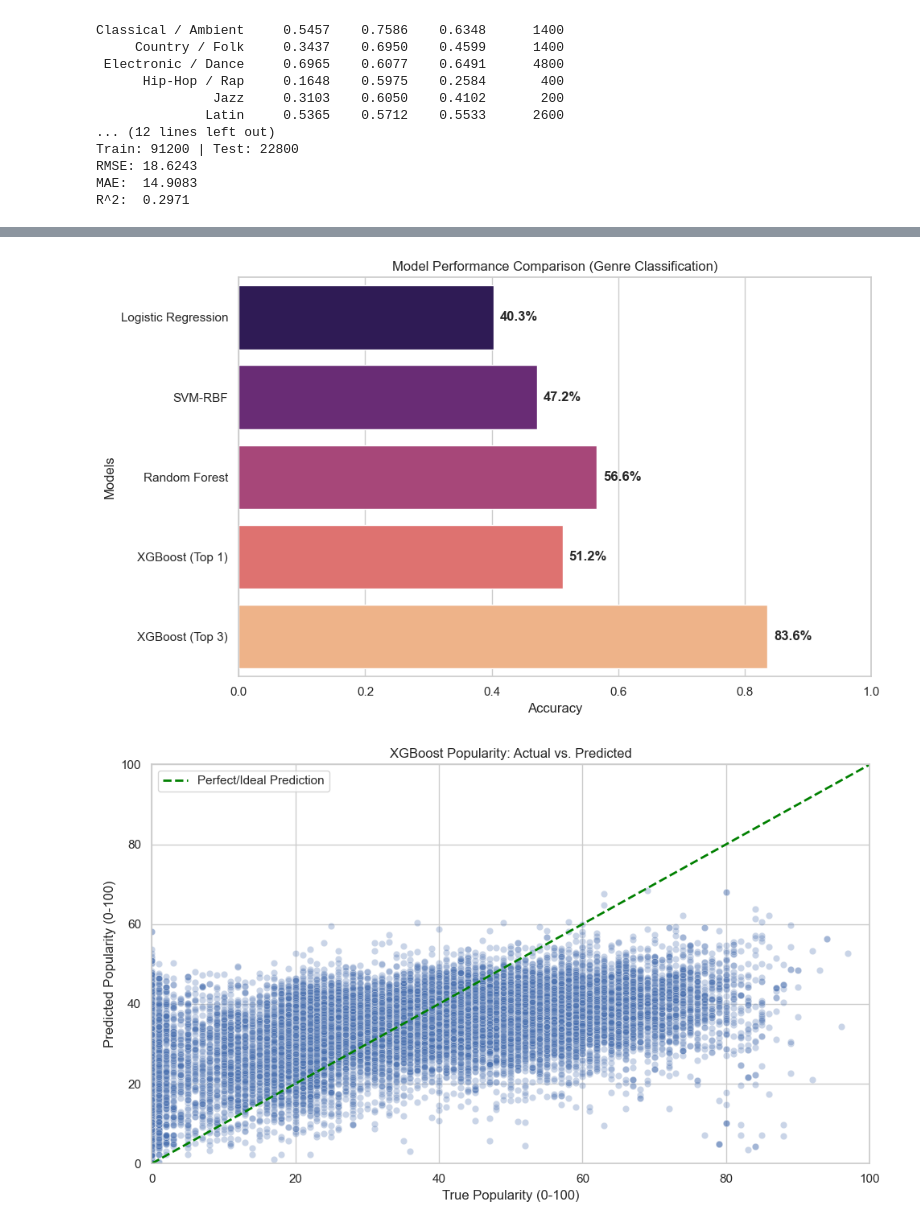
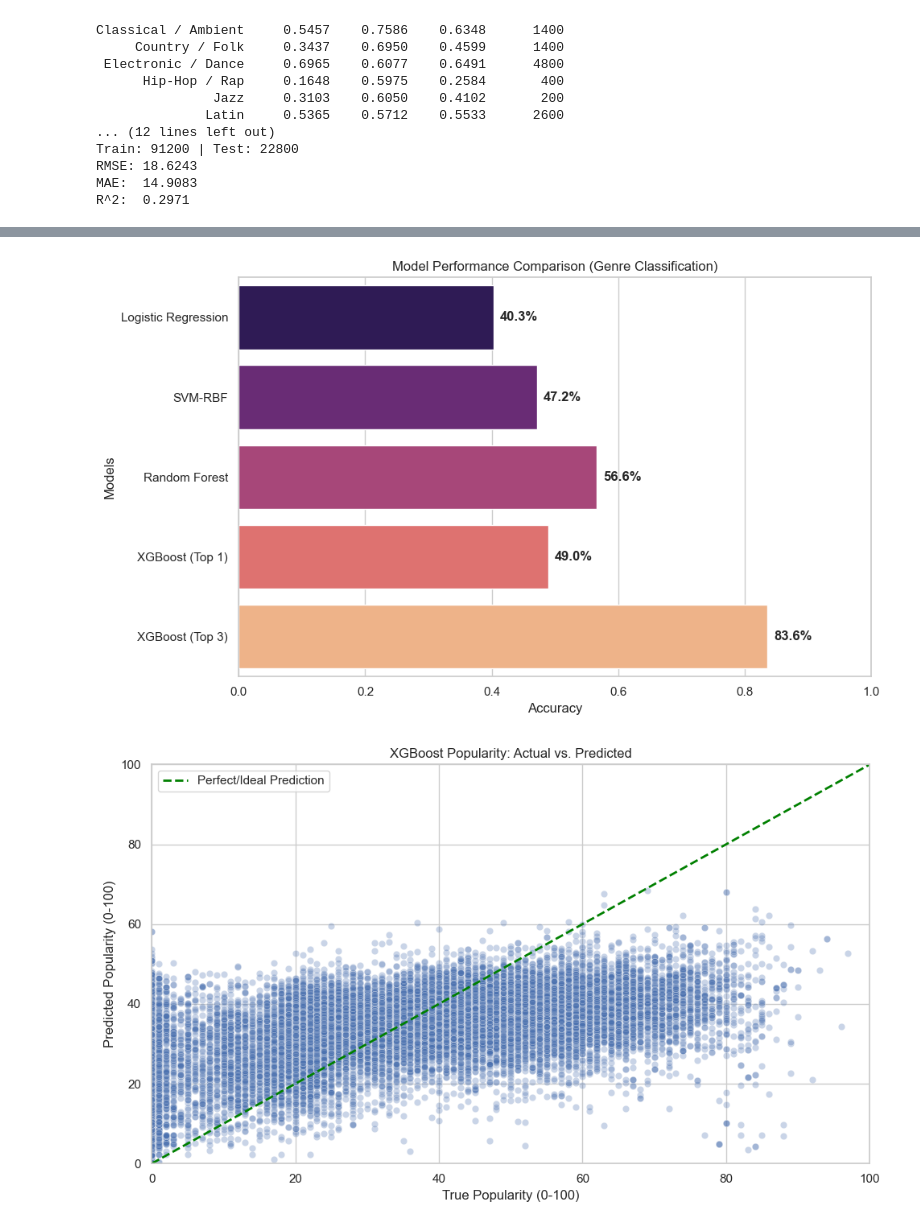
Before and after one commit to markmin3/MSE446-Project, a Jupyter notebook: MSE446_Final_Project.ipynb, the cells around one changed output, grey strips where cells are left out. Saved outputs shown, nothing was run; the diff lists cells and outputs as text; code cells hidden in the pictures.

```diff
--- a/MSE446_Final_Project.ipynb
+++ b/MSE446_Final_Project.ipynb
@@ -61,0 +46,3 @@ R^2:  0.0223
+# %%
+baseline_captured.show()
+baseline_log = baseline_captured.stdout.split('\n')
@@ -63,10 +68,12 @@ R^2:  0.0223
 # STEP 4: Run Random Forest and SVM models
 print("~~~ Running Random Forest ~~~")
 
-!python random_forest_model.py --data spotify_remapped.csv
+random_forest_log = !python random_forest_model.py --data spotify_remapped.csv
+print('\n'.join(random_forest_log))
 
 print("\n~~~ Running SVM-RBF ~~~")
-!python svm_model.py --data spotify_balanced.csv
+svm_log = !python svm_model.py --data spotify_balanced.csv
+print('\n'.join(svm_log))
 # %% [output]
 ~~~ Running Random Forest ~~~
 === Random Forest (Genre Classification) ===
@@ -88,7 +95,8 @@ Classical / Ambient     0.6432    0.6850    0.6634      1400
 # %%
 # STEP 5: Run XGBoost model (for classification and regression)
 print("~~~ Running XGBoost ~~~")
-!python xgboost_model.py --data spotify_remapped.csv
+xgb_log = !python xgboost_model.py --data spotify_remapped.csv
+print('\n'.join(xgb_log))
 # %% [output]
 ~~~ Running XGBoost ~~~
 === XGBoost (Genre Classification) ===
@@ -112,7 +120,8 @@ R^2:  0.2971
 import json
 from pathlib import Path
 
-!python high_performance_genre_pipeline.py --data spotify_remapped.csv
+xgb_high_perf = !python high_performance_genre_pipeline.py --data spotify_remapped.csv
+print('\n'.join(xgb_high_perf))
 
 output_dir = Path("model_outputs/high_performance_xgb")
 confusion_matrix_df = pd.read_csv(output_dir / "confusion_matrix.csv", index_col=0)
@@ -128,7 +137,7 @@ plt.tight_layout()
 plt.show()
 
 plt.figure(figsize=(10, 6))
-sns.barplot(data=feat_imp, x="importance", y="feature", palette="mako")
+sns.barplot(data=feat_imp, x="importance", y="feature", palette="mako", hue="feature", legend=False)
 plt.title("XGBoost Feature Importance")
 plt.xlabel("Importance Score")
 plt.ylabel("Audio Feature")
@@ -160,27 +166,43 @@ Passing `palette` without assigning `hue` is deprecated and will be removed in v
 # %%
 # STEP 6B: Performance Comparison Chart (for the models)
 import numpy as np
+import matplotlib.pyplot as plt
+import seaborn as sns
+
+def get_accuracy(log_text, search_key):
+    for line in log_text:
+        if search_key in line:
+            # Splits at the colon and gets the number (e.g., "Accuracy: 0.56" -> 0.56)
+            return float(line.split(":")[1].strip())
+    return 0.0
+
+accuracies = [
+    get_accuracy(baseline_log, "Accuracy:"),
+    get_accuracy(svm_log, "Accuracy:"),
+    get_accuracy(random_forest_log, "Accuracy:"),
+    get_accuracy(xgb_log, "Accuracy:"),
+    get_accuracy(xgb_high_perf, "Top-3 Accuracy:")
+]
 
 models = ['Logistic Regression', 'SVM-RBF', 'Random Forest', 'XGBoost (Top 1)', 'XGBoost (Top 3)']
-accuracies = [0.4027, 0.4720, 0.5661, 0.5122, 0.8357] # need to store value gotten from each model, to then display here. right now hardcoded based on a single example run (for testing purposes)
 
 plt.figure(figsize=(10, 6))
-bars = sns.barplot(x=accuracies, y=models, palette="magma", legend=False, hue=models)
+bars = sns.barplot(x=accuracies, y=models, palette="magma", hue=models, legend=False)
 
 for i, bar in enumerate(bars.patches):
     plt.text(bar.get_width() + 0.01,
              bar.get_y() + bar.get_height()/2,
              f'{accuracies[i]*100:.1f}%',
              va='center', fontweight='bold')
 
 plt.title("Model Performance Comparison (Genre Classification)")
 plt.xlabel("Accuracy")
 plt.ylabel("Models")
 plt.xlim(0, 1.0)
 plt.tight_layout()
 plt.show()
 # %% [output]
-[figure, old version]
+[figure, new version]
 # %%
 #STEP 6C: Scatter Plot For Popularity (Actual vs Predicted)
 from ml_common import split_regression
```
Also changed, not shown: parts of 3 cells of this notebook.
